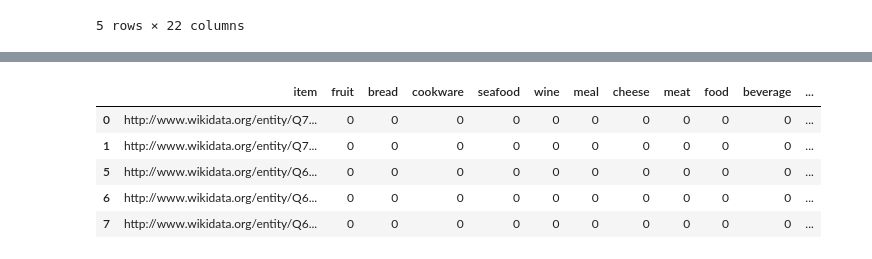
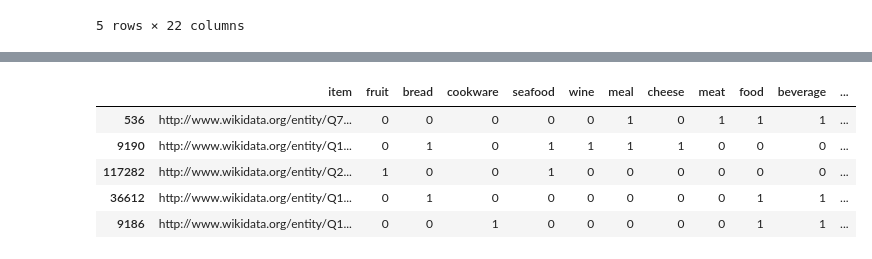
Before and after one commit to jipijipi/IH-Final-Project, a Jupyter notebook: 4.2-finetuning.ipynb, the cells around one changed output, grey strips where cells are left out. Saved outputs shown, nothing was run; the diff lists cells and outputs as text; code cells hidden in the pictures.

```diff
--- a/4.2-finetuning.ipynb
+++ b/4.2-finetuning.ipynb
@@ -101,4 +106,4 @@ columns_to_sum = unique_food_terms
 paintings['food_count'] = paintings[columns_to_sum].sum(axis=1)
 
 # Display the updated DataFrame
-display(paintings.sort_values('food_count', ascending=False).head())
+paintings = paintings.sort_values('food_count', ascending=False)
@@ -113,40 +110,38 @@ display(paintings.sort_values('food_count', ascending=False).head())
 # %%
-import urllib
-import os
-import random
-from IPython.display import Image, display
+
 
 paintings_training = paintings[['item','image_url']].join(paintings[unique_food_terms])
 paintings_training.dropna(subset=['image_url'], inplace=True)
 paintings_training.sort_values('fruit', ascending=False)
 
-def get_image_path(url,path='/Users/jpl/Class/IH-Final-Project/img/img_512/'):
+def get_image_path(url,path='img/img_512/'):
     parsed = urllib.parse.urlparse(url)
     # First decoding: %2520 -> %20
     first_decode = urllib.parse.unquote(parsed.path)
     # Second decoding: %20 -> space
     #second_decode = urllib.parse.unquote(first_decode)
     filename = os.path.basename(first_decode)
     # Replace spaces with underscores as per MediaWiki API requirements
     #filename = filename.replace(' ', '_')
     return path + filename
 
 paintings_training['image_path'] = paintings_training['image_url'].apply(get_image_path)
 
 # Remove image paths ending with 'tif'
 paintings_training = paintings_training[~paintings_training['image_path'].str.endswith('.tif')]
 
 # Filter out image paths that do not exist in the specified directory
 paintings_training = paintings_training[paintings_training['image_path'].apply(lambda x: os.path.exists(x))]
 
 paintings_training = paintings_training.drop(columns=['image_url'])
 
+
 # Display the updated DataFrame
 display(paintings_training.head())
 # %% [output]
 |  | item | fruit | bread | cookware | seafood | wine | meal | cheese | meat | food | beverage | ... |
-| 0 | http://www.wikidata.org/entity/Q7... | 0 | 0 | 0 | 0 | 0 | 0 | 0 | 0 | 0 | 0 | ... |
-| 1 | http://www.wikidata.org/entity/Q7... | 0 | 0 | 0 | 0 | 0 | 0 | 0 | 0 | 0 | 0 | ... |
-| 5 | http://www.wikidata.org/entity/Q6... | 0 | 0 | 0 | 0 | 0 | 0 | 0 | 0 | 0 | 0 | ... |
-| 6 | http://www.wikidata.org/entity/Q6... | 0 | 0 | 0 | 0 | 0 | 0 | 0 | 0 | 0 | 0 | ... |
-| 7 | http://www.wikidata.org/entity/Q6... | 0 | 0 | 0 | 0 | 0 | 0 | 0 | 0 | 0 | 0 | ... |
+| 536 | http://www.wikidata.org/entity/Q7... | 0 | 0 | 0 | 0 | 0 | 1 | 0 | 1 | 1 | 1 | ... |
+| 9190 | http://www.wikidata.org/entity/Q1... | 0 | 1 | 0 | 1 | 1 | 1 | 1 | 0 | 0 | 0 | ... |
+| 117282 | http://www.wikidata.org/entity/Q2... | 1 | 0 | 0 | 1 | 0 | 0 | 0 | 0 | 0 | 0 | ... |
+| 36612 | http://www.wikidata.org/entity/Q1... | 0 | 1 | 0 | 0 | 0 | 0 | 0 | 0 | 1 | 1 | ... |
+| 9186 | http://www.wikidata.org/entity/Q1... | 0 | 0 | 1 | 0 | 0 | 0 | 0 | 0 | 1 | 1 | ... |
```
Also changed, not shown: parts of 7 cells of this notebook, 9 other files.
